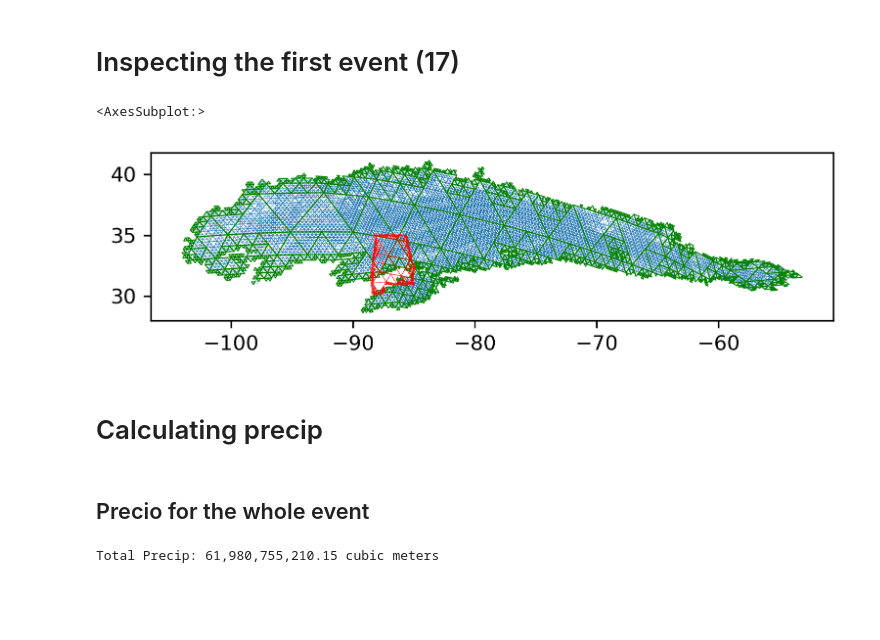
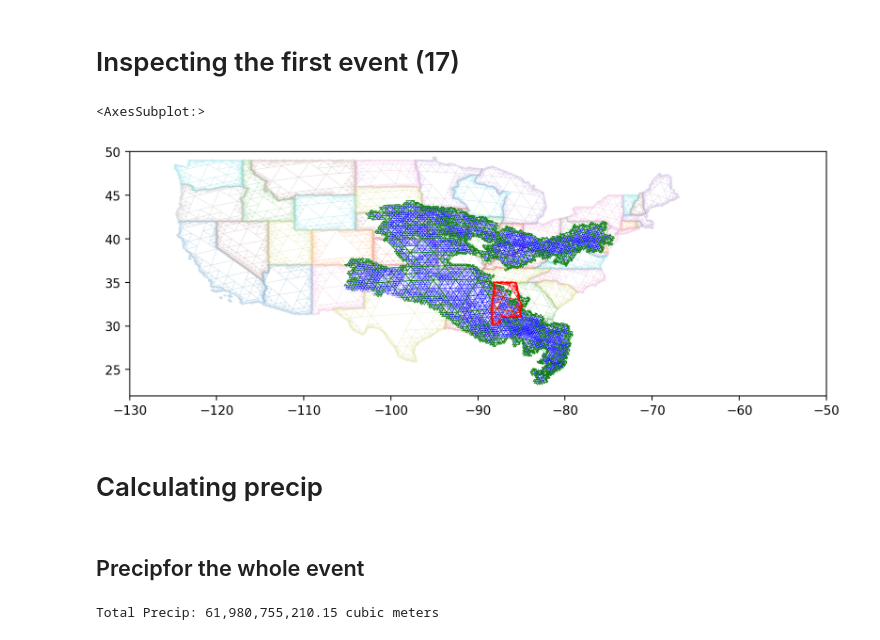
Before and after one commit to SpatioTemporal/featureDB, a Jupyter notebook: analyze.ipynb, the cells around one changed output. Saved outputs shown, nothing was run; the diff lists cells and outputs as text; code cells hidden in the pictures; blank space fills up the shorter version.

```diff
--- a/analyze.ipynb
+++ b/analyze.ipynb
@@ -61,25 +159,28 @@ array([17, 65, 74, 91, 94], dtype=int32)
 # %% [markdown]
 # Inspecting the first event (17)
 # %%
-event_17 = features[features.label==17]
+event = features[features.label==30]
 # %%
-fig = plt.figure(figsize=(6, 3), dpi=300)
+fig = plt.figure(figsize=(10, 10), dpi=200)
 ax = fig.add_subplot()
 
-dissolved_sids = event_17.stare_dissolve()
+ax.set_xlim(-130, -65+15)
+ax.set_ylim(22, 50)
+
+dissolved_sids = event.stare_dissolve()
 dissolved_event = starepandas.STAREDataFrame(sids=[dissolved_sids])
 trixels = dissolved_event.make_trixels()
 dissolved_event.set_trixels(trixels, inplace=True)
 
-dissolved_event.plot(ax=ax, zorder=2, linewidth=0.5, color='g')
-
-event_17.plot(ax=ax, zorder=1, linewidth=0.1)
-alabama.plot(ax=ax, zorder=3, color='r', linewidth=0.2)
+states.plot(ax=ax, column='NAME', linewidth=0.1, alpha=0.4, zorder=1)
+event.plot(ax=ax, linewidth=0.1, color='blue', zorder=2)
+dissolved_event.plot(ax=ax, linewidth=0.5, color='green', zorder=3)
+alabama.plot(ax=ax, color='r', linewidth=0.3, zorder=4)
 # %% [output]
 <AxesSubplot:>
-[figure, old version]
+[figure, new version]
 # %% [markdown]
 # Calculating precip
 # %% [markdown]
-## Precio for the whole event
+## Precipfor the whole event
 # %%
```
Also changed, not shown: parts of 28 cells of this notebook, 8 other files.
